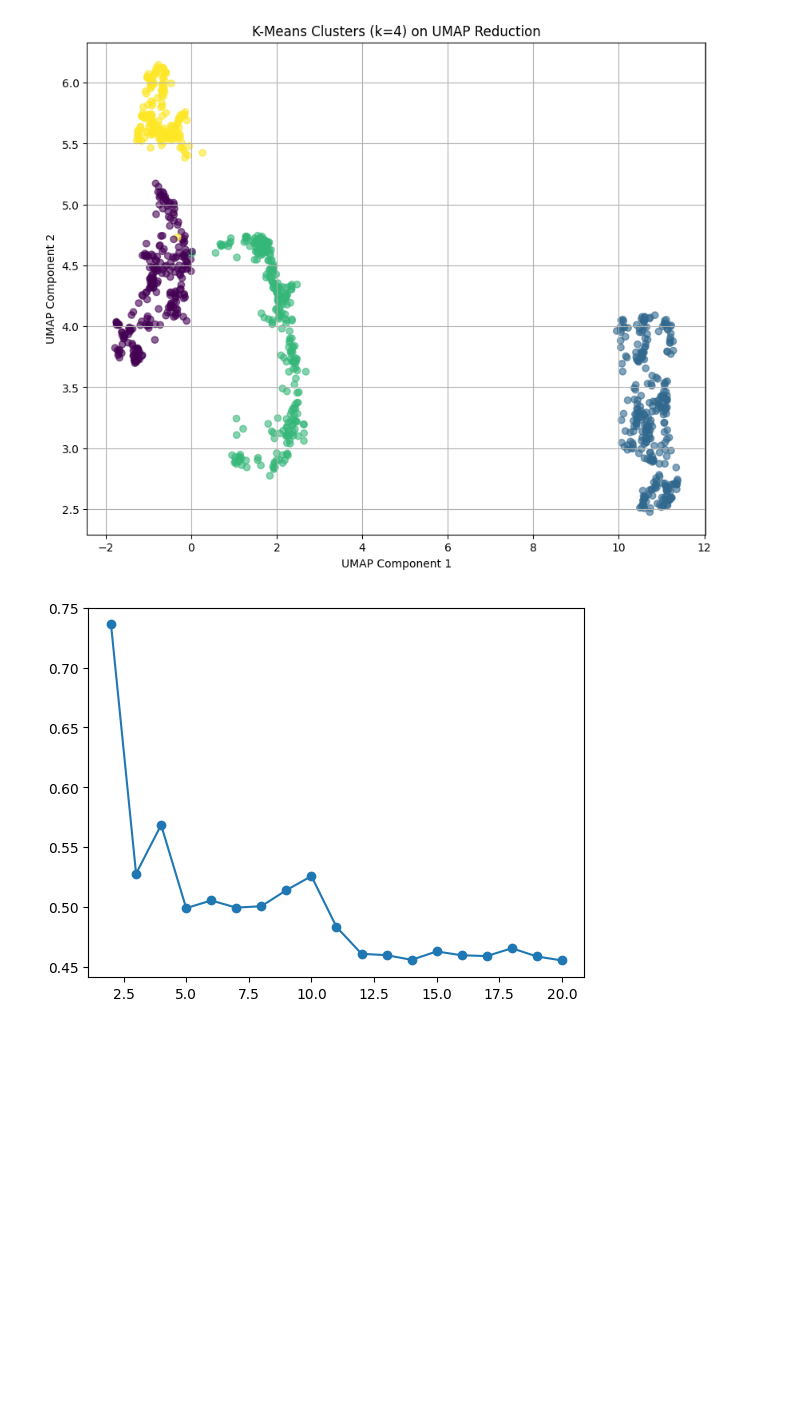
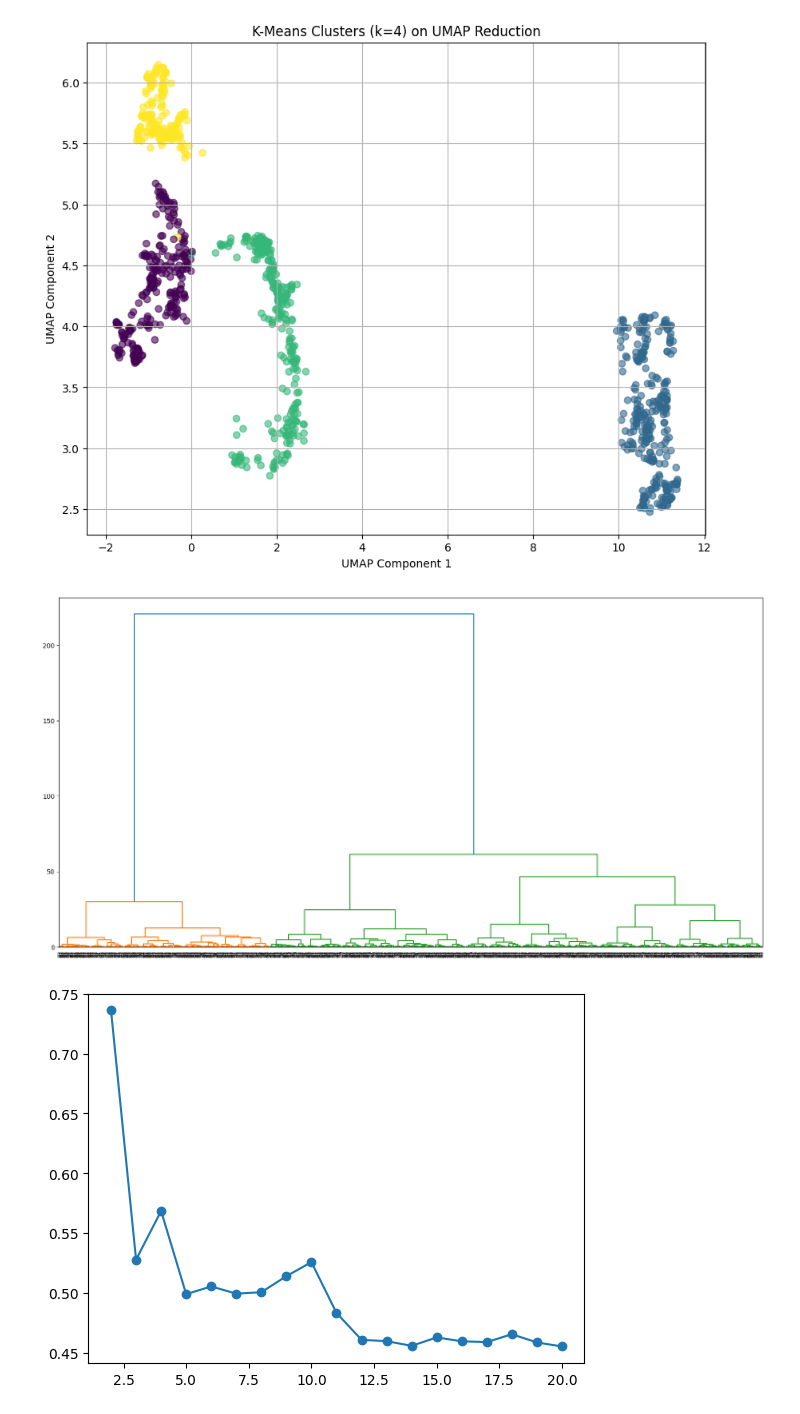
Before and after one commit to Evans-Sense/pet, a Jupyter notebook: Hometask2.ipynb, the cells around one changed output. Saved outputs shown, nothing was run; the diff lists cells and outputs as text; code cells hidden in the pictures; blank space fills up the shorter version.

```diff
--- a/Hometask2.ipynb
+++ b/Hometask2.ipynb
@@ -353,6 +353,12 @@ from scipy.cluster.hierarchy import dendrogram, linkage
 import matplotlib.pyplot as plt
 import seaborn as sns
 from tqdm import tqdm
+# %%
+plt.figure(figsize=(20,10))
+linkage_ = linkage(df_reduced, method='ward')
+dendrogram_ = dendrogram(linkage_)
+# %% [output]
+[figure, added]
 # %%
 silhouette = []
 clusters_range = np.arange(2,21)
```
